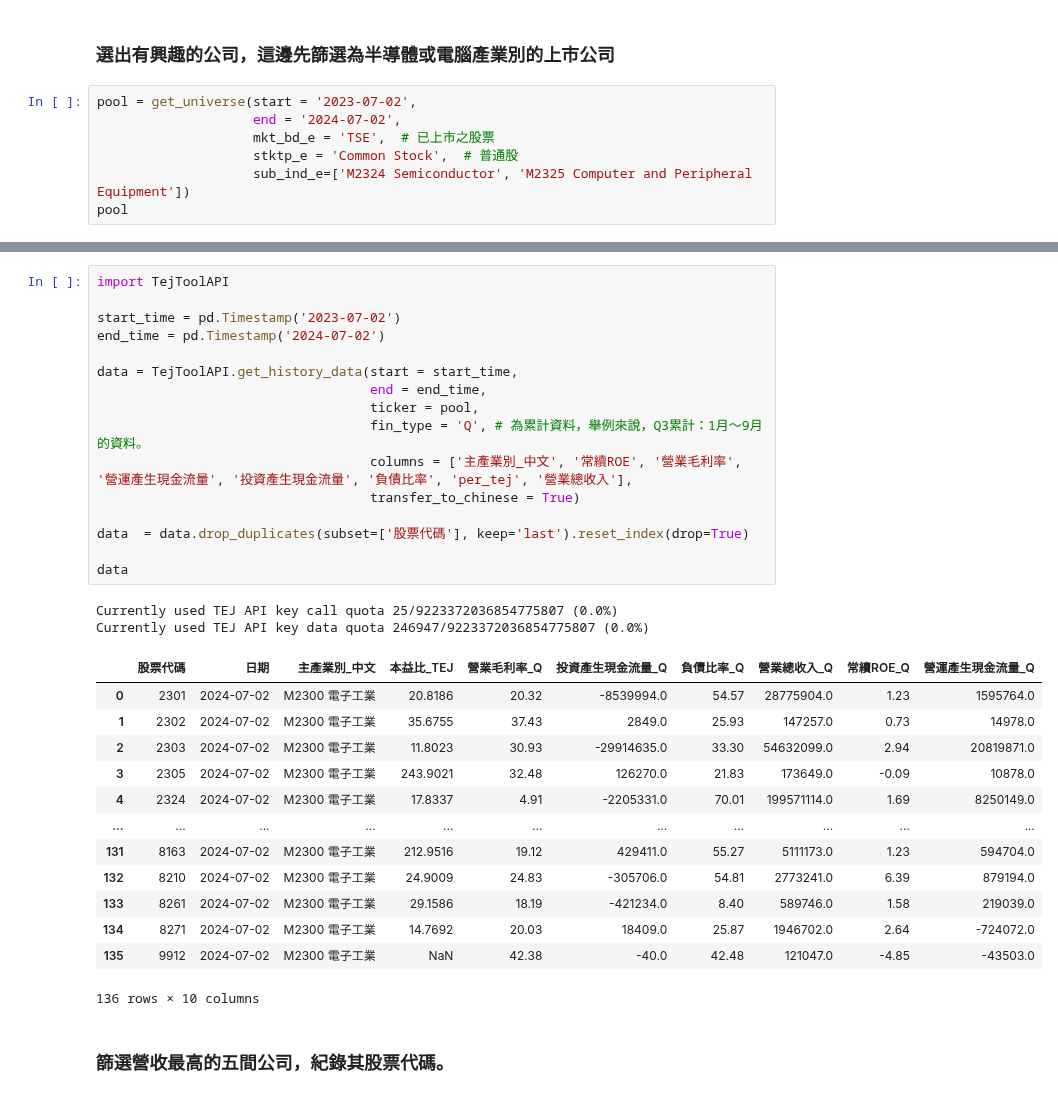
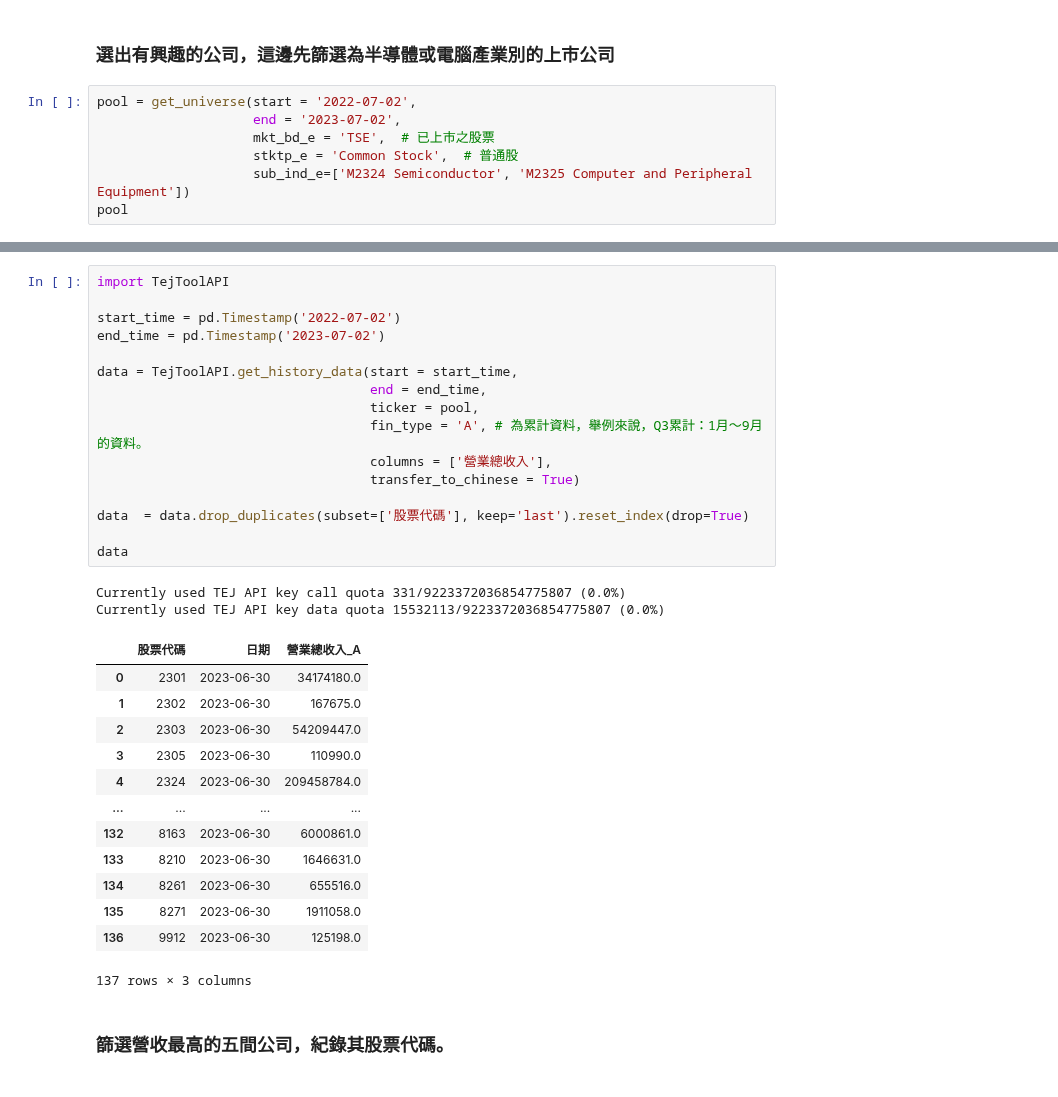
Before and after one commit to tejtw/TEJAPI_Python_Medium_Quant, a Jupyter notebook: Google Colab 教學.ipynb, the cells around one changed output, grey strips where cells are left out. Saved outputs shown, nothing was run; the diff lists cells and outputs as text.

```diff
--- a/Google Colab 教學.ipynb
+++ b/Google Colab 教學.ipynb
@@ -24,8 +24,8 @@ from zipline.sources.TEJ_Api_Data import get_universe
 # %% [markdown]
 ### **選出有興趣的公司，這邊先篩選為半導體或電腦產業別的上市公司**
 # %%
-pool = get_universe(start = '2023-07-02',
-                    end = '2024-07-02',
+pool = get_universe(start = '2022-07-02',
+                    end = '2023-07-02',
                     mkt_bd_e = 'TSE',  # 已上市之股票
                     stktp_e = 'Common Stock',  # 普通股
                     sub_ind_e=['M2324 Semiconductor', 'M2325 Computer and Peripheral Equipment'])
@@ -53,35 +53,35 @@ Currently used TEJ API key data quota 41888/9223372036854775807 (0.0%)
 # %%
 import TejToolAPI
 
-start_time = pd.Timestamp('2023-07-02')
-end_time = pd.Timestamp('2024-07-02')
+start_time = pd.Timestamp('2022-07-02')
+end_time = pd.Timestamp('2023-07-02')
 
 data = TejToolAPI.get_history_data(start = start_time,
                                    end = end_time,
                                    ticker = pool,
-                                   fin_type = 'Q', # 為累計資料，舉例來說，Q3累計：1月～9月的資料。
-                                   columns = ['主產業別_中文', '常續ROE', '營業毛利率', '營運產生現金流量', '投資產生現金流量', '負債比率', 'per_tej', '營業總收入'],
+                                   fin_type = 'A', # 為累計資料，舉例來說，Q3累計：1月～9月的資料。
+                                   columns = ['營業總收入'],
                                    transfer_to_chinese = True)
 
 data  = data.drop_duplicates(subset=['股票代碼'], keep='last').reset_index(drop=True)
 
 data
 # %% [output]
-Currently used TEJ API key call quota 25/9223372036854775807 (0.0%)
-Currently used TEJ API key data quota 246947/9223372036854775807 (0.0%)
+Currently used TEJ API key call quota 331/9223372036854775807 (0.0%)
+Currently used TEJ API key data quota 15532113/9223372036854775807 (0.0%)
-|  | 股票代碼 | 日期 | 主產業別_中文 | 本益比_TEJ | 營業毛利率_Q | 投資產生現金流量_Q | 負債比率_Q | 營業總收入_Q | 常續ROE_Q | 營運產生現金流量_Q |
-| 0 | 2301 | 2024-07-02 | M2300 電子工業 | 20.8186 | 20.32 | -8539994.0 | 54.57 | 28775904.0 | 1.23 | 1595764.0 |
-| 1 | 2302 | 2024-07-02 | M2300 電子工業 | 35.6755 | 37.43 | 2849.0 | 25.93 | 147257.0 | 0.73 | 14978.0 |
-| 2 | 2303 | 2024-07-02 | M2300 電子工業 | 11.8023 | 30.93 | -29914635.0 | 33.30 | 54632099.0 | 2.94 | 20819871.0 |
-| 3 | 2305 | 2024-07-02 | M2300 電子工業 | 243.9021 | 32.48 | 126270.0 | 21.83 | 173649.0 | -0.09 | 10878.0 |
-| 4 | 2324 | 2024-07-02 | M2300 電子工業 | 17.8337 | 4.91 | -2205331.0 | 70.01 | 199571114.0 | 1.69 | 8250149.0 |
-| ... | ... | ... | ... | ... | ... | ... | ... | ... | ... | ... |
-| 131 | 8163 | 2024-07-02 | M2300 電子工業 | 212.9516 | 19.12 | 429411.0 | 55.27 | 5111173.0 | 1.23 | 594704.0 |
-| 132 | 8210 | 2024-07-02 | M2300 電子工業 | 24.9009 | 24.83 | -305706.0 | 54.81 | 2773241.0 | 6.39 | 879194.0 |
-| 133 | 8261 | 2024-07-02 | M2300 電子工業 | 29.1586 | 18.19 | -421234.0 | 8.40 | 589746.0 | 1.58 | 219039.0 |
-| 134 | 8271 | 2024-07-02 | M2300 電子工業 | 14.7692 | 20.03 | 18409.0 | 25.87 | 1946702.0 | 2.64 | -724072.0 |
-| 135 | 9912 | 2024-07-02 | M2300 電子工業 | NaN | 42.38 | -40.0 | 42.48 | 121047.0 | -4.85 | -43503.0 |
+|  | 股票代碼 | 日期 | 營業總收入_A |
+| 0 | 2301 | 2023-06-30 | 34174180.0 |
+| 1 | 2302 | 2023-06-30 | 167675.0 |
+| 2 | 2303 | 2023-06-30 | 54209447.0 |
+| 3 | 2305 | 2023-06-30 | 110990.0 |
+| 4 | 2324 | 2023-06-30 | 209458784.0 |
+| ... | ... | ... | ... |
+| 132 | 8163 | 2023-06-30 | 6000861.0 |
+| 133 | 8210 | 2023-06-30 | 1646631.0 |
+| 134 | 8261 | 2023-06-30 | 655516.0 |
+| 135 | 8271 | 2023-06-30 | 1911058.0 |
+| 136 | 9912 | 2023-06-30 | 125198.0 |
-136 rows × 10 columns
+137 rows × 3 columns
 # %% [markdown]
 ### **篩選營收最高的五間公司，紀錄其股票代碼。**
 # %%
```
Also changed, not shown: parts of 8 cells of this notebook.
